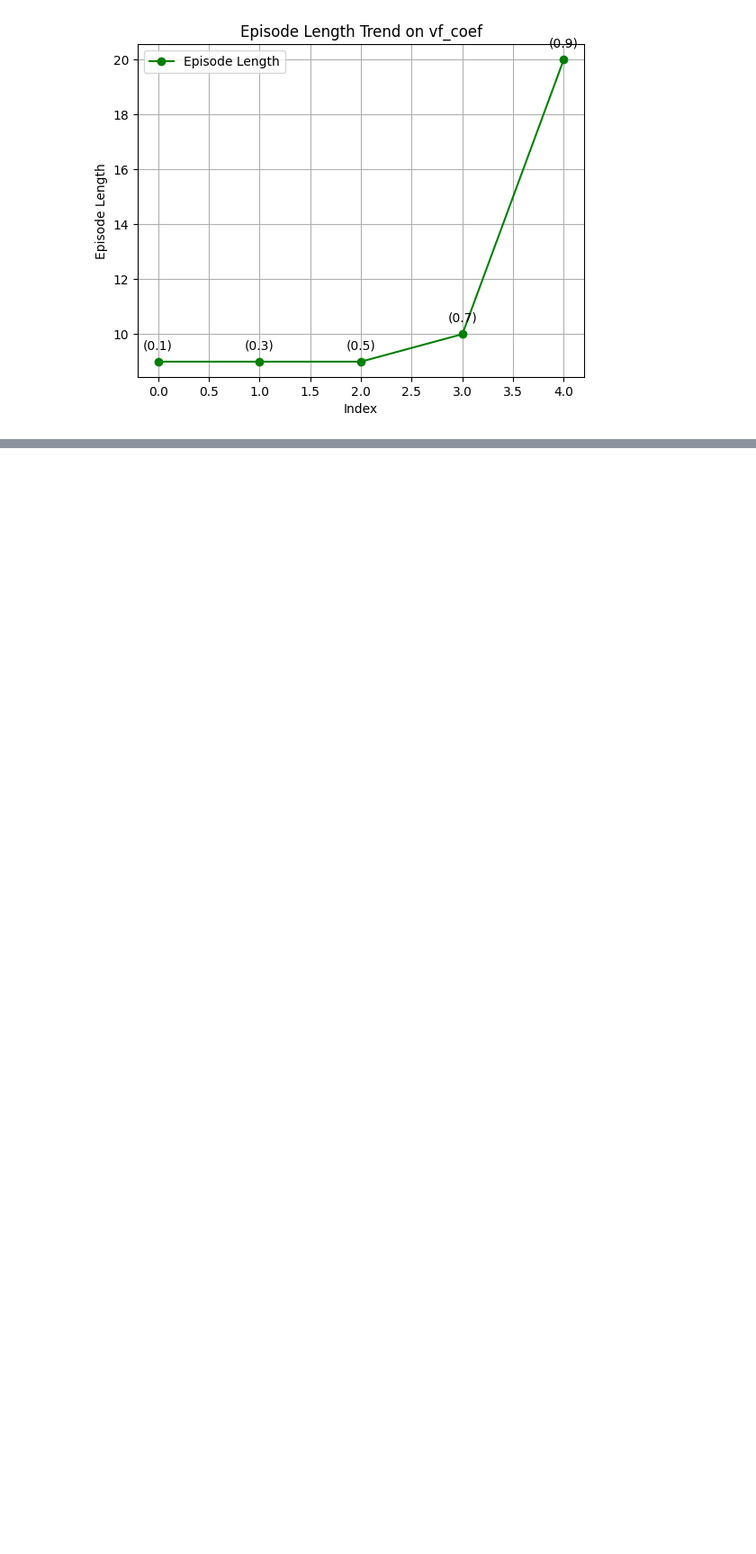
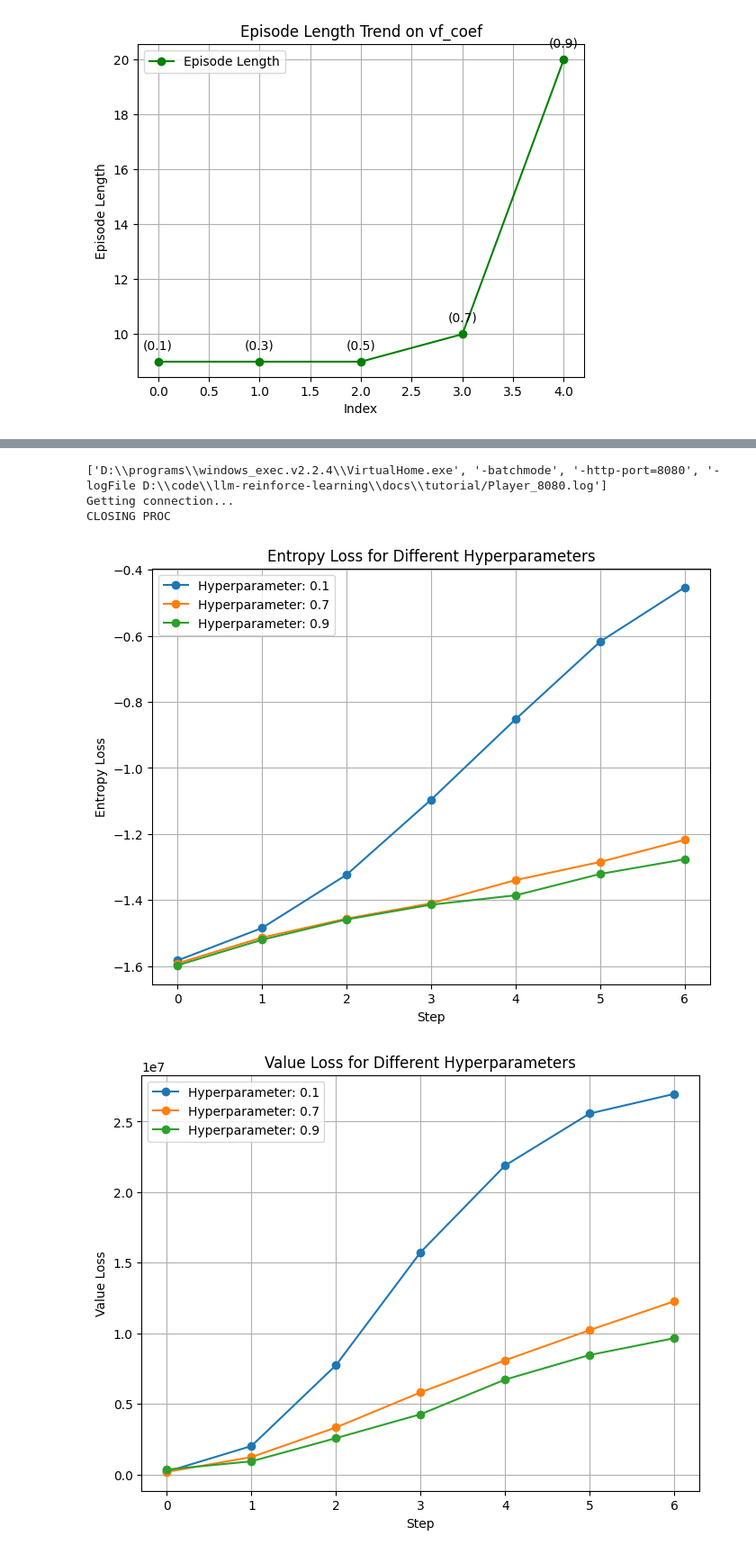
Before and after one commit to yuloxx/llm-reinforce-learning, a Jupyter notebook: docs/tutorial/p6_model_trainer.ipynb, the cells around one changed output, grey strips where cells are left out. Shown at 90% size. Drawn from its saved outputs; the diff is of its cells as text; code cells hidden in the pictures; blank space fills up the shorter version.

Commit message:
feat/add model trainer

```diff
--- a/docs/tutorial/p6_model_trainer.ipynb
+++ b/docs/tutorial/p6_model_trainer.ipynb
@@ -202,0 +232,33 @@ CLOSING PROC
+# %%
+def show_training_trend():
+    from src.training import ModelTrainer, ModelTrainerRLAlgo
+    from src.vh_env import VirtualHomeGatherFoodEnvV2
+
+    g = get_virtual_home_environment_graph()
+
+    hyperparameters_list = [
+        {"learning_rate": 0.0003, "n_steps": 2048, "vf_coef": 0.1},
+        {"learning_rate": 0.0003, "n_steps": 2048, "vf_coef": 0.7},
+        {"learning_rate": 0.0003, "n_steps": 2048, "vf_coef": 0.9},
+    ]
+
+    model_trainer = ModelTrainer(
+        algo=ModelTrainerRLAlgo.PPO,
+        create_env= lambda: VirtualHomeGatherFoodEnvV2(environment_graph=g)
+    )
+
+    model_trainer.train(
+        vec_envs=4,
+        total_timesteps=120_000,
+        hyperparameters_list=hyperparameters_list,
+    )
+    model_trainer.show_entropy_loss("vf_coef")
+    model_trainer.show_value_loss("vf_coef")
+# %%
+show_training_trend()
+# %% [output]
+['D:\\programs\\windows_exec.v2.2.4\\VirtualHome.exe', '-batchmode', '-http-port=8080', '-logFile D:\\code\\llm-reinforce-learning\\docs\\tutorial/Player_8080.log']
+Getting connection...
+CLOSING PROC
+[figure, added]
+[figure, added]
```
Also changed, not shown: parts of 1 cell of this notebook.
